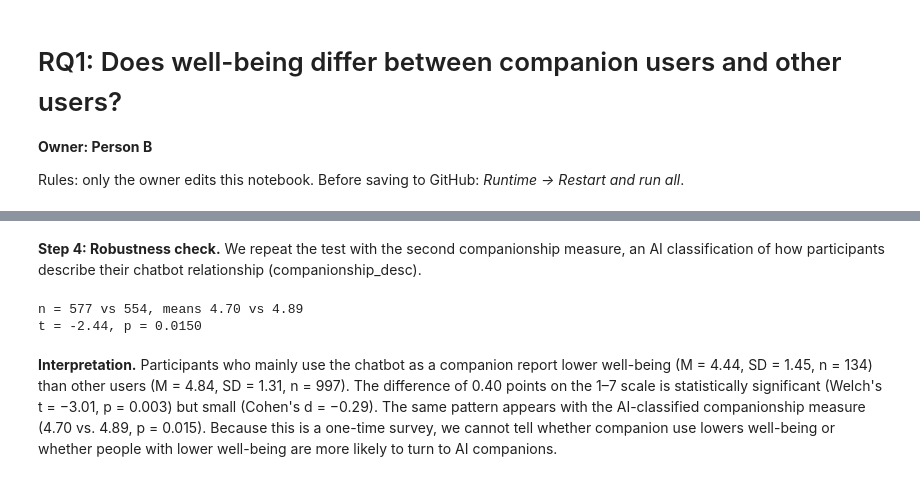
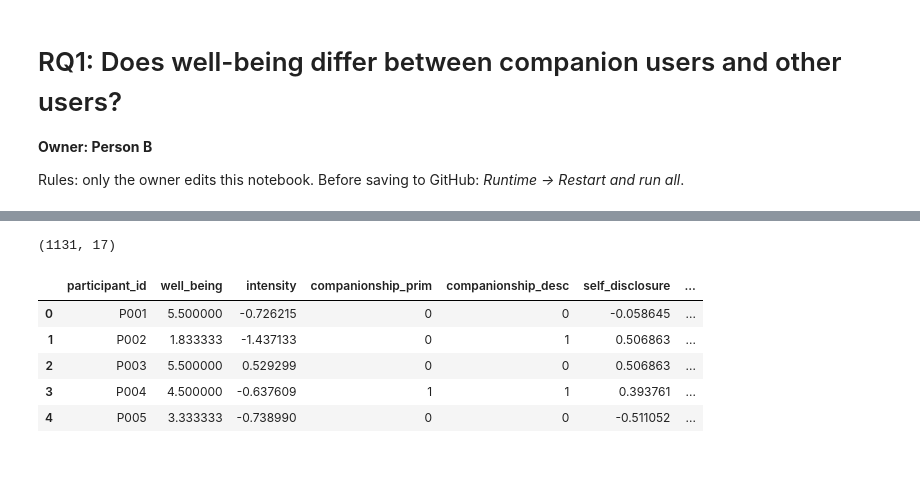
Before and after one commit to xMrTuffnut/ai-companion-wellbeing, a Jupyter notebook: notebooks/02_rq1_companion_vs_others.ipynb, the cells around one changed output, grey strips where cells are left out. Saved outputs shown, nothing was run; the diff lists cells and outputs as text; code cells hidden in the pictures.

```diff
--- a/notebooks/02_rq1_companion_vs_others.ipynb
+++ b/notebooks/02_rq1_companion_vs_others.ipynb
@@ -76,13 +7,0 @@ plt.show()
-# %% [markdown]
-**Step 4: Robustness check.** We repeat the test with the second companionship measure, an AI classification of how participants describe their chatbot relationship (companionship_desc).
-# %%
-desc_yes = df.loc[df["companionship_desc"] == 1, "well_being"]
-desc_no = df.loc[df["companionship_desc"] == 0, "well_being"]
-r2 = stats.ttest_ind(desc_yes, desc_no, equal_var=False)
-print(f"n = {len(desc_yes)} vs {len(desc_no)}, means {desc_yes.mean():.2f} vs {desc_no.mean():.2f}")
-print(f"t = {r2.statistic:.2f}, p = {r2.pvalue:.4f}")
-# %% [output]
-n = 577 vs 554, means 4.70 vs 4.89
-t = -2.44, p = 0.0150
-# %% [markdown]
-**Interpretation.** Participants who mainly use the chatbot as a companion report lower well-being (M = 4.44, SD = 1.45, n = 134) than other users (M = 4.84, SD = 1.31, n = 997). The difference of 0.40 points on the 1–7 scale is statistically significant (Welch's t = −3.01, p = 0.003) but small (Cohen's d = −0.29). The same pattern appears with the AI-classified companionship measure (4.70 vs. 4.89, p = 0.015). Because this is a one-time survey, we cannot tell whether companion use lowers well-being or whether people with lower well-being are more likely to turn to AI companions.
@@ -88,0 +13,15 @@ t = -2.44, p = 0.0150
+# %%
+url = "https://raw.githubusercontent.com/xMrTuffnut/ai-companion-wellbeing/main/data/clean.csv" #clear data
+df = pd.read_csv(url)     #read table and put it into df
+df.shape                  #shows table
+# %% [output]
+(1131, 17)
+# %%
+df.head()       #shows that everything readable
+# %% [output]
+|  | participant_id | well_being | intensity | companionship_prim | companionship_desc | self_disclosure | ... |
+| 0 | P001 | 5.500000 | -0.726215 | 0 | 0 | -0.058645 | ... |
+| 1 | P002 | 1.833333 | -1.437133 | 0 | 1 | 0.506863 | ... |
+| 2 | P003 | 5.500000 | 0.529299 | 0 | 0 | 0.506863 | ... |
+| 3 | P004 | 4.500000 | -0.637609 | 1 | 1 | 0.393761 | ... |
+| 4 | P005 | 3.333333 | -0.738990 | 0 | 0 | -0.511052 | ... |
```
Also changed, not shown: parts of 27 cells of this notebook.
